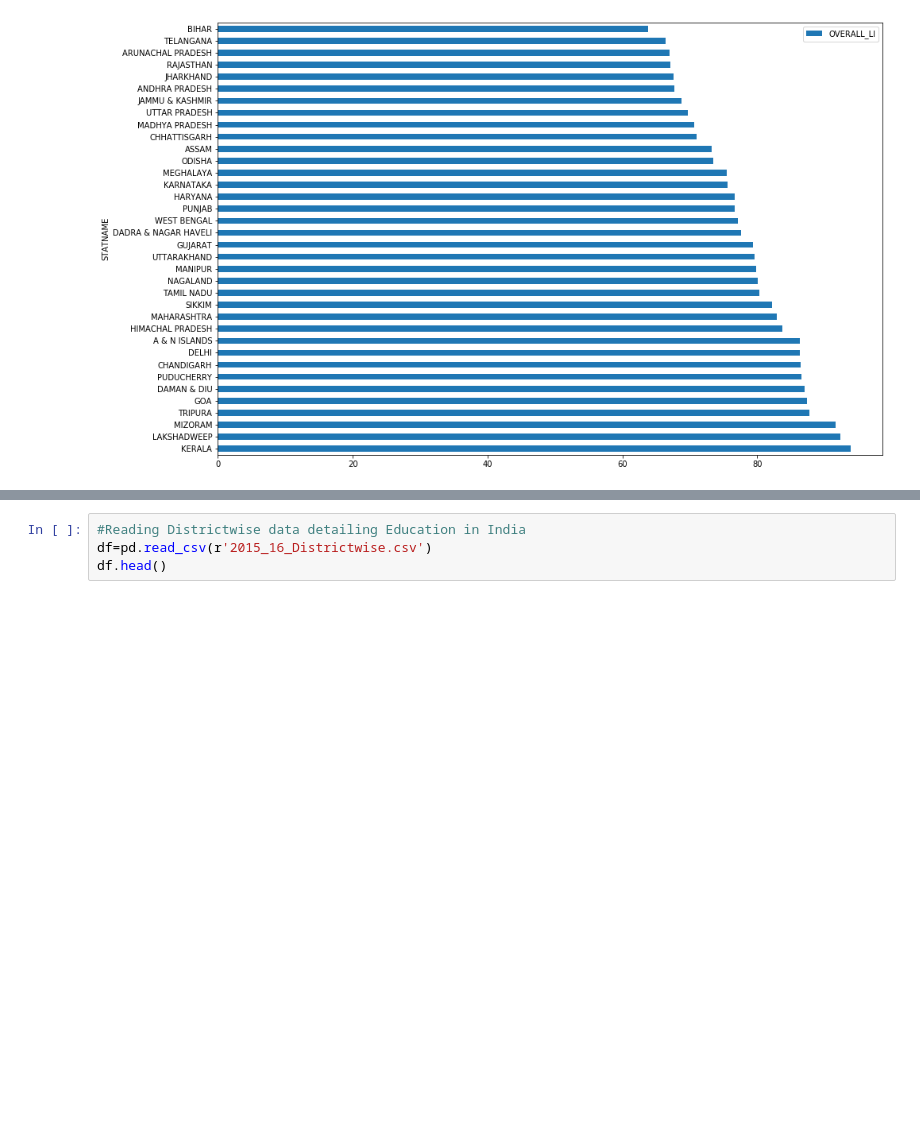
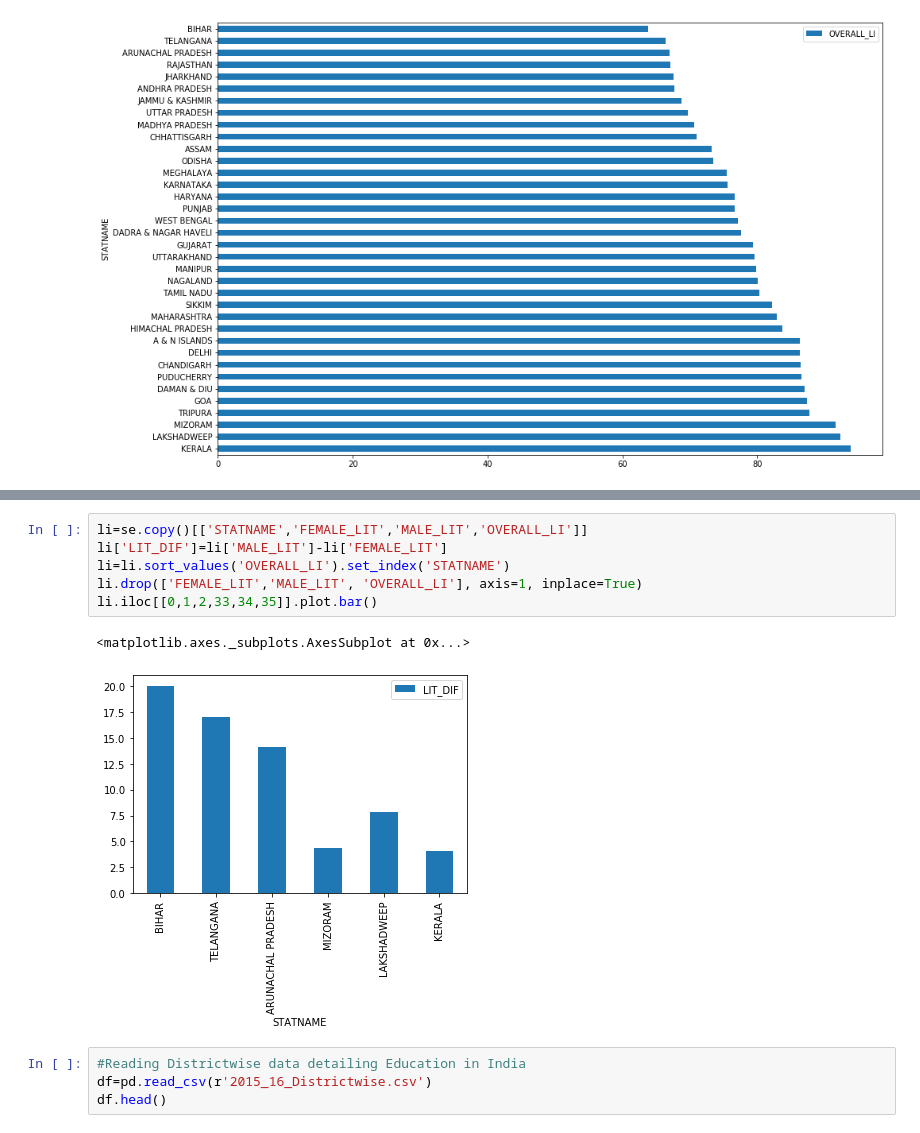
Before and after one commit to rishabh-runwal/education-india, a Jupyter notebook: Education-India.ipynb, the cells around one changed output, grey strips where cells are left out. Drawn from its saved outputs; the diff is of its cells as text; blank space fills up the shorter version.

```diff
--- a/Education-India.ipynb
+++ b/Education-India.ipynb
@@ -83,3 +90,12 @@ fe_li.head()
+# %%
+li=se.copy()[['STATNAME','FEMALE_LIT','MALE_LIT','OVERALL_LI']]
+li['LIT_DIF']=li['MALE_LIT']-li['FEMALE_LIT']
+li=li.sort_values('OVERALL_LI').set_index('STATNAME')
+li.drop(['FEMALE_LIT','MALE_LIT', 'OVERALL_LI'], axis=1, inplace=True)
+li.iloc[[0,1,2,33,34,35]].plot.bar()
+# %% [output]
+<matplotlib.axes._subplots.AxesSubplot at 0x...>
+[figure, added]
 # %%
 #Reading Districtwise data detailing Education in India
 df=pd.read_csv(r'2015_16_Districtwise.csv')
```
Also changed, not shown: parts of 4 cells of this notebook.
